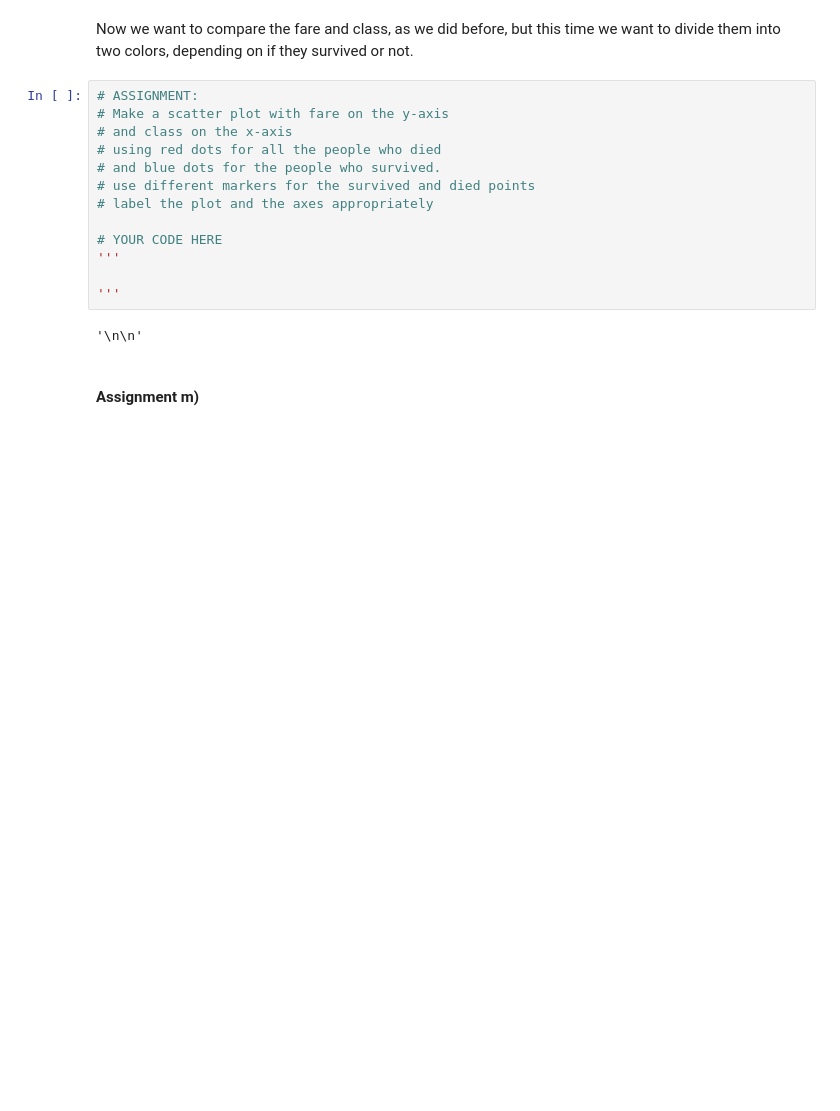
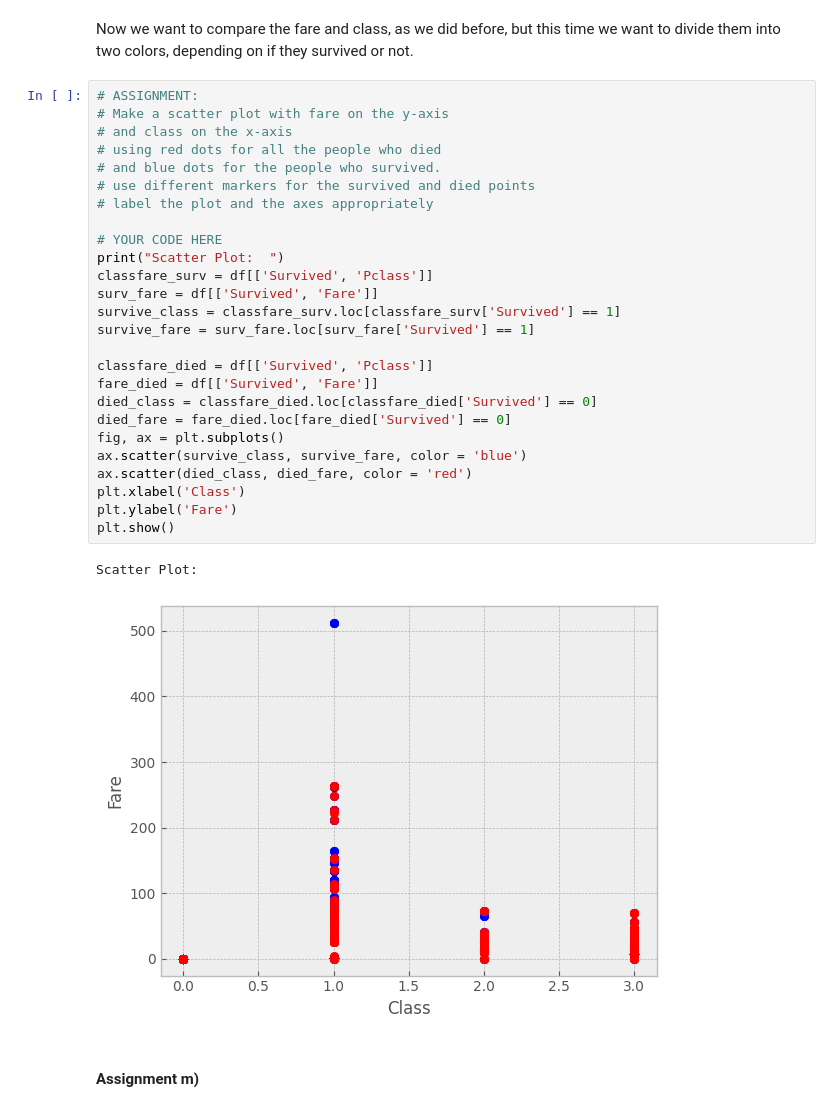
Before and after one commit to artyren/ml_assignments-, a Jupyter notebook: Assignments/Practical/PracticalNotebook2.ipynb, the cells around one changed output. Saved outputs shown, nothing was run; the diff lists cells and outputs as text; blank space fills up the shorter version.

```diff
--- a/Assignments/Practical/PracticalNotebook2.ipynb
+++ b/Assignments/Practical/PracticalNotebook2.ipynb
@@ -535,18 +548,32 @@ Now we want to compare the fare and class, as we did before, but this time we wa
 # %%
 # ASSIGNMENT:
 # Make a scatter plot with fare on the y-axis
 # and class on the x-axis
 # using red dots for all the people who died
 # and blue dots for the people who survived.
 # use different markers for the survived and died points
 # label the plot and the axes appropriately
 
 # YOUR CODE HERE
-'''
+print("Scatter Plot:  ")
+classfare_surv = df[['Survived', 'Pclass']]
+surv_fare = df[['Survived', 'Fare']]
+survive_class = classfare_surv.loc[classfare_surv['Survived'] == 1]
+survive_fare = surv_fare.loc[surv_fare['Survived'] == 1]
 
-'''
+classfare_died = df[['Survived', 'Pclass']]
+fare_died = df[['Survived', 'Fare']]
+died_class = classfare_died.loc[classfare_died['Survived'] == 0]
+died_fare = fare_died.loc[fare_died['Survived'] == 0]
+fig, ax = plt.subplots()
+ax.scatter(survive_class, survive_fare, color = 'blue')
+ax.scatter(died_class, died_fare, color = 'red')
+plt.xlabel('Class')
+plt.ylabel('Fare')
+plt.show()
 # %% [output]
-'\n\n'
+Scatter Plot:
+[figure, added]
 # %% [markdown]
 #### Assignment m)
 # %% [markdown]
```
Also changed, not shown: parts of 13 cells of this notebook.
